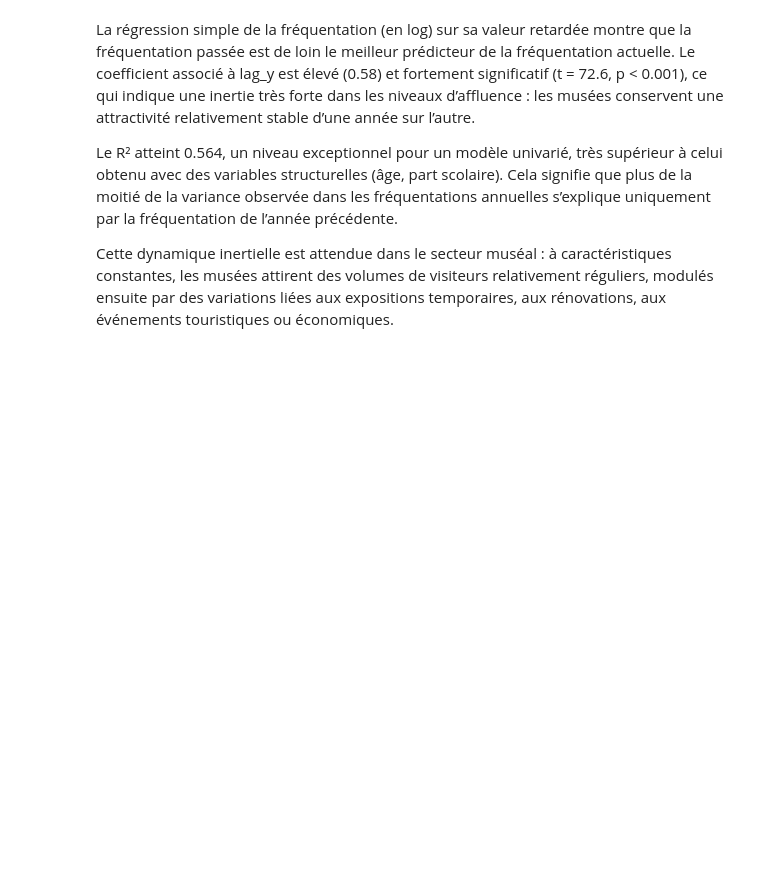
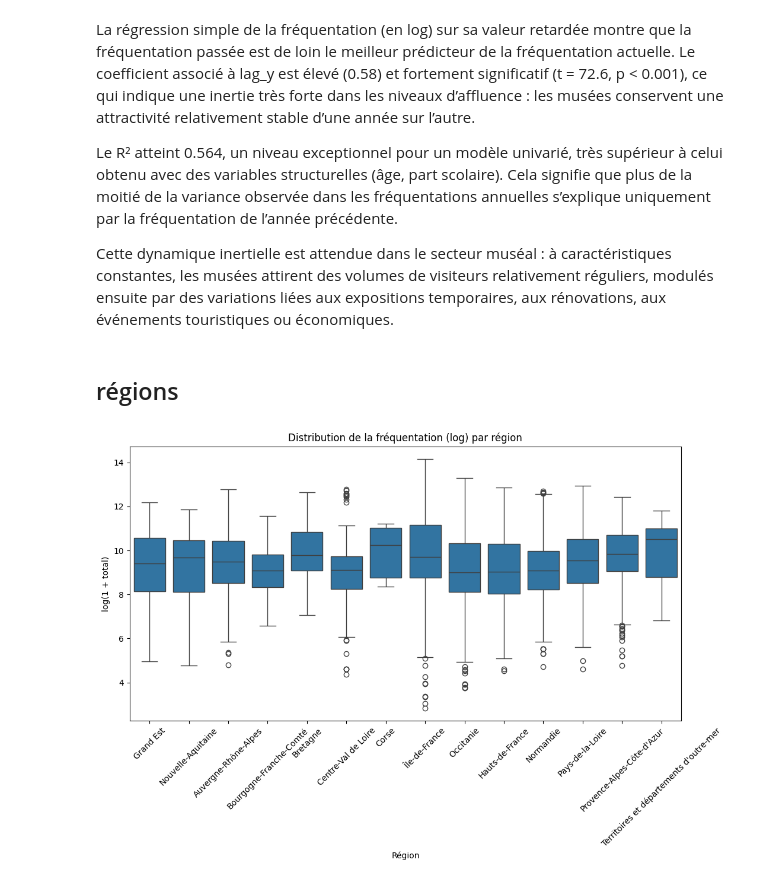
Before and after one commit to emmabezombes/prediction-musee, a Jupyter notebook: notebook/notebook_musees.ipynb, the cells around one changed output. Saved outputs shown, nothing was run; the diff lists cells and outputs as text; code cells hidden in the pictures; blank space fills up the shorter version.

```diff
--- a/notebook/notebook_musees.ipynb
+++ b/notebook/notebook_musees.ipynb
@@ -560,3 +560,15 @@ La régression simple de la fréquentation (en log) sur sa valeur retardée mont
 Le R² atteint 0.564, un niveau exceptionnel pour un modèle univarié, très supérieur à celui obtenu avec des variables structurelles (âge, part scolaire). Cela signifie que plus de la moitié de la variance observée dans les fréquentations annuelles s’explique uniquement par la fréquentation de l’année précédente.
 
 Cette dynamique inertielle est attendue dans le secteur muséal : à caractéristiques constantes, les musées attirent des volumes de visiteurs relativement réguliers, modulés ensuite par des variations liées aux expositions temporaires, aux rénovations, aux événements touristiques ou économiques.
+# %% [markdown]
+## régions
+# %%
+plt.figure(figsize=(12,6))
+sns.boxplot(data=df_reg, x="region", y="y")
+plt.xticks(rotation=45)
+plt.xlabel("Région")
+plt.ylabel("log(1 + total)")
+plt.title("Distribution de la fréquentation (log) par région")
+plt.show()
+# %% [output]
+[figure, added]
```
Also changed, not shown: parts of 6 cells of this notebook.
